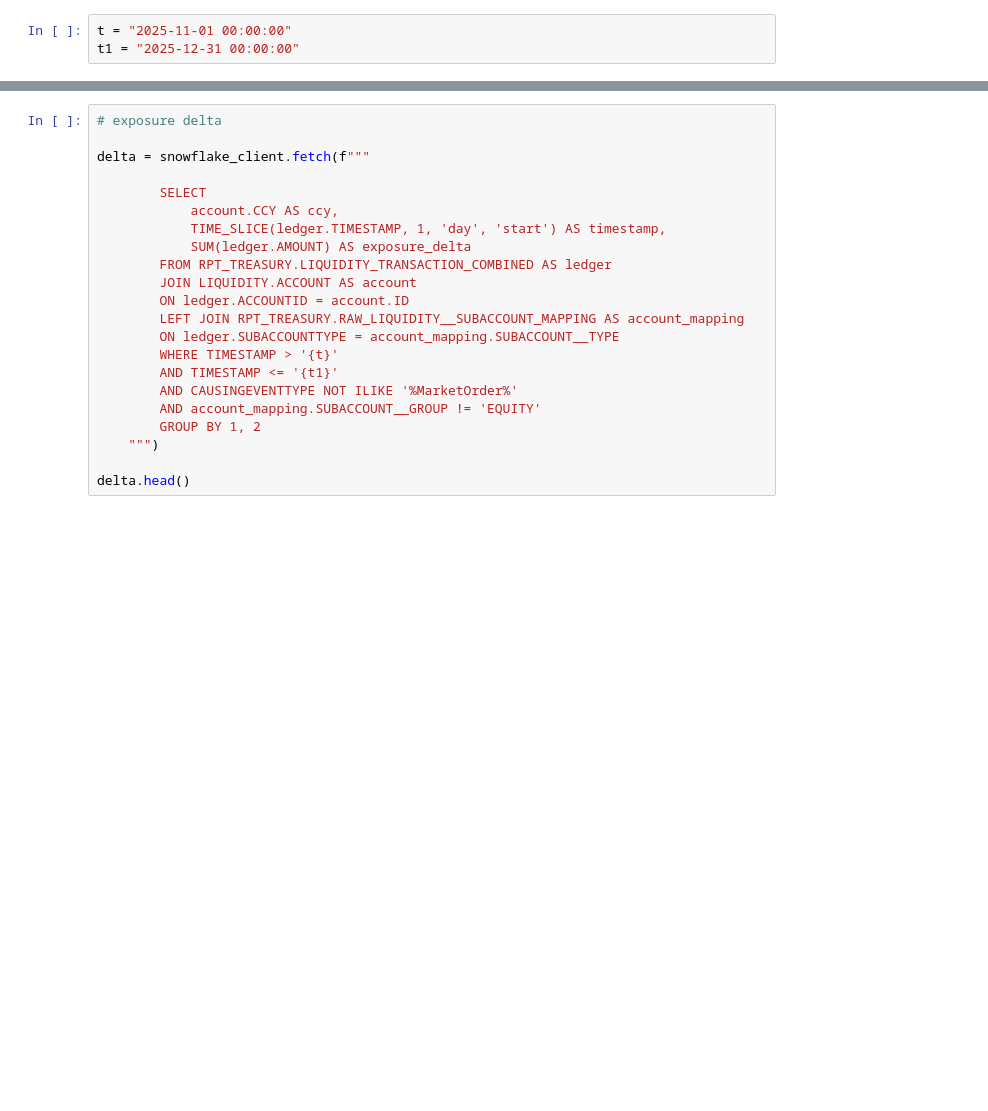
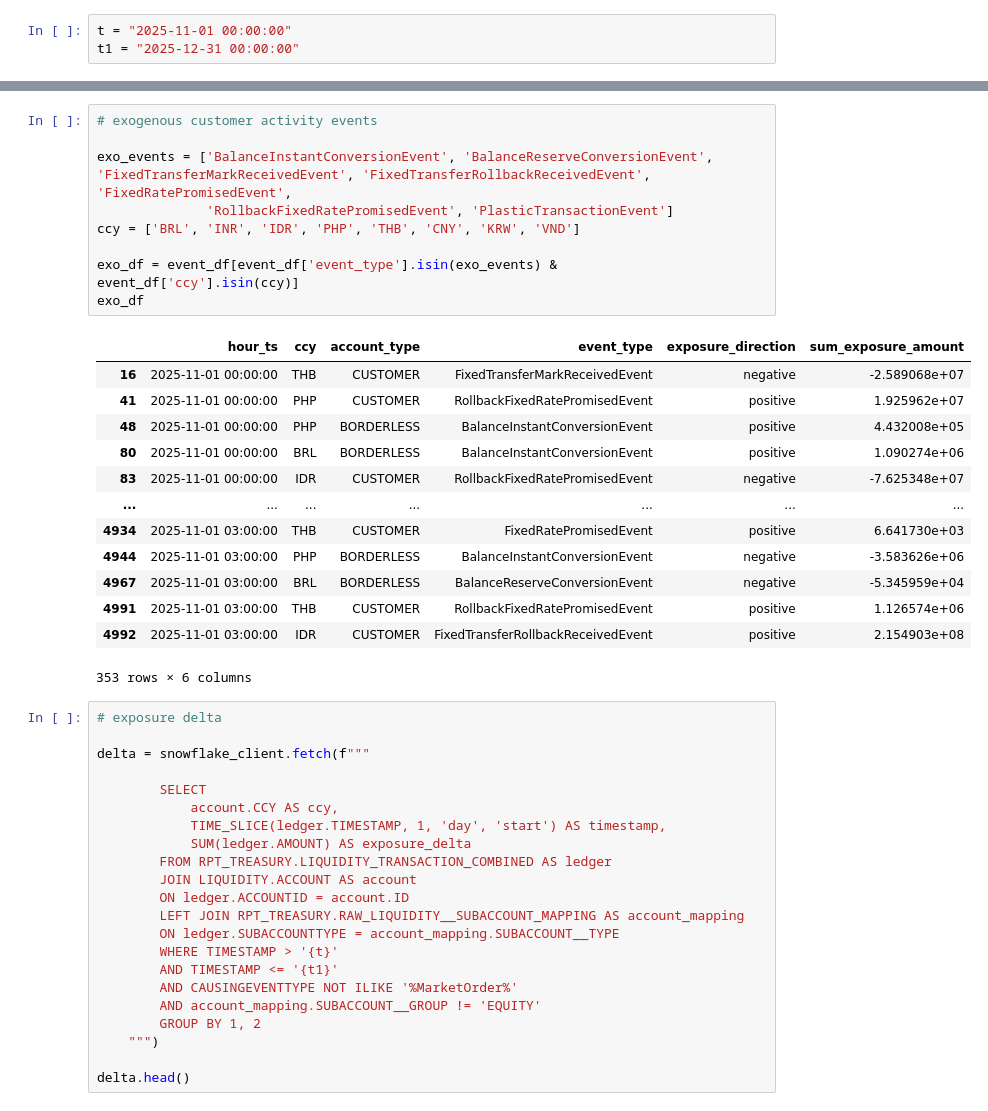
Before and after one commit to joshuachoy0711/projects, a Jupyter notebook: exposure_change.ipynb, the cells around one changed output, grey strips where cells are left out. Drawn from its saved outputs; the diff is of its cells as text; blank space fills up the shorter version.

```diff
--- a/exposure_change.ipynb
+++ b/exposure_change.ipynb
@@ -90,6 +101,29 @@ sorted(event_df.event_type.unique())
  'RollbackPlasticTransactionCreatedEvent',
  'SchemeSettlementPnlEvent',
  'TransferCancelledEvent']
+# %%
+# exogenous customer activity events
+
+exo_events = ['BalanceInstantConversionEvent', 'BalanceReserveConversionEvent', 'FixedTransferMarkReceivedEvent', 'FixedTransferRollbackReceivedEvent', 'FixedRatePromisedEvent',
+              'RollbackFixedRatePromisedEvent', 'PlasticTransactionEvent']
+ccy = ['BRL', 'INR', 'IDR', 'PHP', 'THB', 'CNY', 'KRW', 'VND']
+
+exo_df = event_df[event_df['event_type'].isin(exo_events) & event_df['ccy'].isin(ccy)]
+exo_df
+# %% [output]
+|  | hour_ts | ccy | account_type | event_type | exposure_direction | sum_exposure_amount |
+| 16 | 2025-11-01 00:00:00 | THB | CUSTOMER | FixedTransferMarkReceivedEvent | negative | -2.589068e+07 |
+| 41 | 2025-11-01 00:00:00 | PHP | CUSTOMER | RollbackFixedRatePromisedEvent | positive | 1.925962e+07 |
+| 48 | 2025-11-01 00:00:00 | PHP | BORDERLESS | BalanceInstantConversionEvent | positive | 4.432008e+05 |
+| 80 | 2025-11-01 00:00:00 | BRL | BORDERLESS | BalanceInstantConversionEvent | positive | 1.090274e+06 |
+| 83 | 2025-11-01 00:00:00 | IDR | CUSTOMER | RollbackFixedRatePromisedEvent | negative | -7.625348e+07 |
+| ... | ... | ... | ... | ... | ... | ... |
+| 4934 | 2025-11-01 03:00:00 | THB | CUSTOMER | FixedRatePromisedEvent | positive | 6.641730e+03 |
+| 4944 | 2025-11-01 03:00:00 | PHP | BORDERLESS | BalanceInstantConversionEvent | negative | -3.583626e+06 |
+| 4967 | 2025-11-01 03:00:00 | BRL | BORDERLESS | BalanceReserveConversionEvent | negative | -5.345959e+04 |
+| 4991 | 2025-11-01 03:00:00 | THB | CUSTOMER | RollbackFixedRatePromisedEvent | positive | 1.126574e+06 |
+| 4992 | 2025-11-01 03:00:00 | IDR | CUSTOMER | FixedTransferRollbackReceivedEvent | positive | 2.154903e+08 |
+353 rows × 6 columns
 # %%
 # exposure delta
 
```
Also changed, not shown: parts of 5 cells of this notebook, 1 other file.
